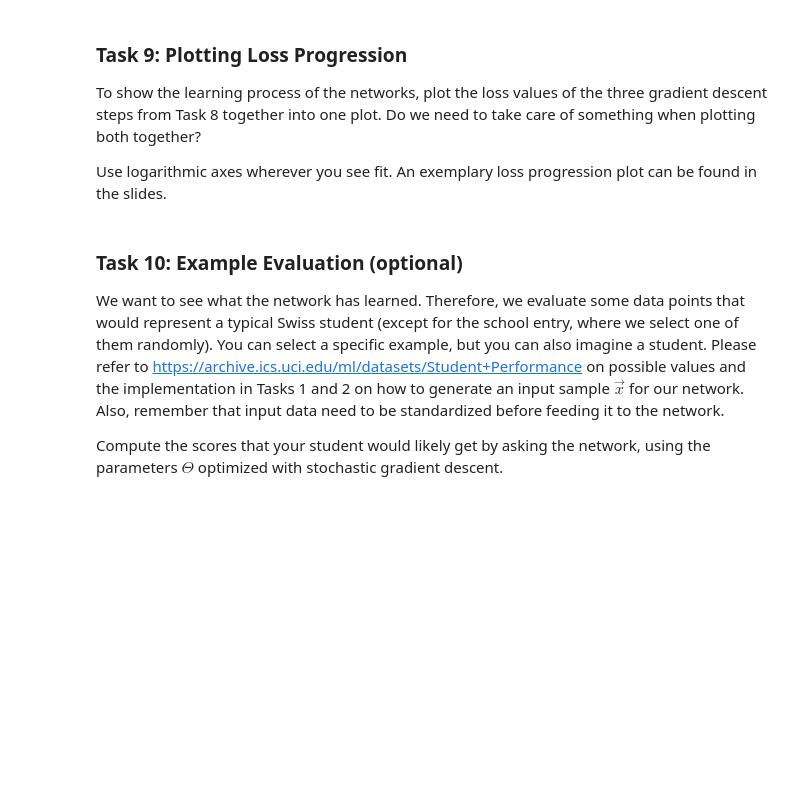
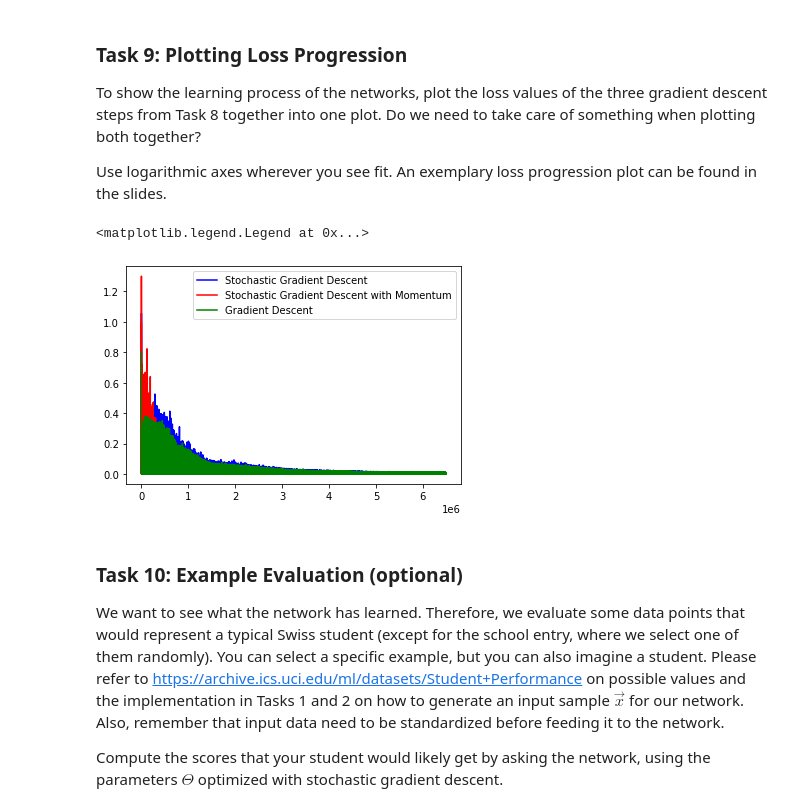
Before and after one commit to acd17sk/Deep-Learning-Projects, a Jupyter notebook: MultiOutput-BatchProcessing.ipynb, the cells around one changed output. Cells and saved outputs as stored; diff of their text form; code cells hidden in the pictures; blank space fills up the shorter version.

```diff
--- a/MultiOutput-BatchProcessing.ipynb
+++ b/MultiOutput-BatchProcessing.ipynb
@@ -343,3 +359,21 @@ SGD_Mo = ...
+# %%
+# run gradient descent with full dataset
+Theta1 = copy.deepcopy(Theta)
+GD = gradient_descent(X, T, Theta1, B=1, eta=0.001, mu=0.)
+with open('results/MultiOutput-BatchProcessing Results/GD.npy', 'wb') as f:
+    np.save(f, GD)
+# %%
+# # run stochastic gradient descent with batches of size 16
+Theta2 = copy.deepcopy(Theta)
+SGD = gradient_descent(X, T, Theta2, B=16, eta=0.001, mu=0.)
+with open('results/MultiOutput-BatchProcessing Results/SGD.npy', 'wb') as f:
+    np.save(f, SGD)
+# %%
+# # run stochastic gradient descent with batches of size 16 and momentum mu=0.9
+Theta3 = copy.deepcopy(Theta)
+SGD_Mo = gradient_descent(X, T, Theta3, B=16, eta=0.001, mu=0.9)
+with open('results/MultiOutput-BatchProcessing Results/SGD_Mo.npy', 'wb') as f:
+    np.save(f, SGD_Mo)
 # %% [markdown]
 ## Evaluation
 
@@ -354,13 +388,26 @@ Do we need to take care of something when plotting both together?
 
 Use logarithmic axes wherever you see fit.
 An exemplary loss progression plot can be found in the slides.
+# %%
+#load resutls
+with open('results/MultiOutput-BatchProcessing Results/GD.npy', 'rb') as f:
+    GD = np.load(f)
+
+with open('results/MultiOutput-BatchProcessing Results/SGD.npy', 'rb') as f:
+    SGD = np.load(f)
+
+with open('results/MultiOutput-BatchProcessing Results/SGD_Mo.npy', 'rb') as f:
+    SGD_Mo = np.load(f)
 # %%
 from matplotlib import pyplot
 
-pyplot.plot(..., "b-", label="Stochastic Gradient Descent")
-pyplot.plot(..., "r-", label="Stochastic Gradient Descent with Momentum")
-pyplot.plot(..., "g-", label="Gradient Descent")
+pyplot.plot(SGD, "b-", label="Stochastic Gradient Descent")
+pyplot.plot(SGD_Mo, "r-", label="Stochastic Gradient Descent with Momentum")
+pyplot.plot(GD, "g-", label="Gradient Descent")
 pyplot.legend()
+# %% [output]
+<matplotlib.legend.Legend at 0x...>
+[figure, added]
 # %% [markdown]
 ### Task 10: Example Evaluation (optional)
 
```
Also changed, not shown: parts of 13 cells of this notebook, 5 other files.
